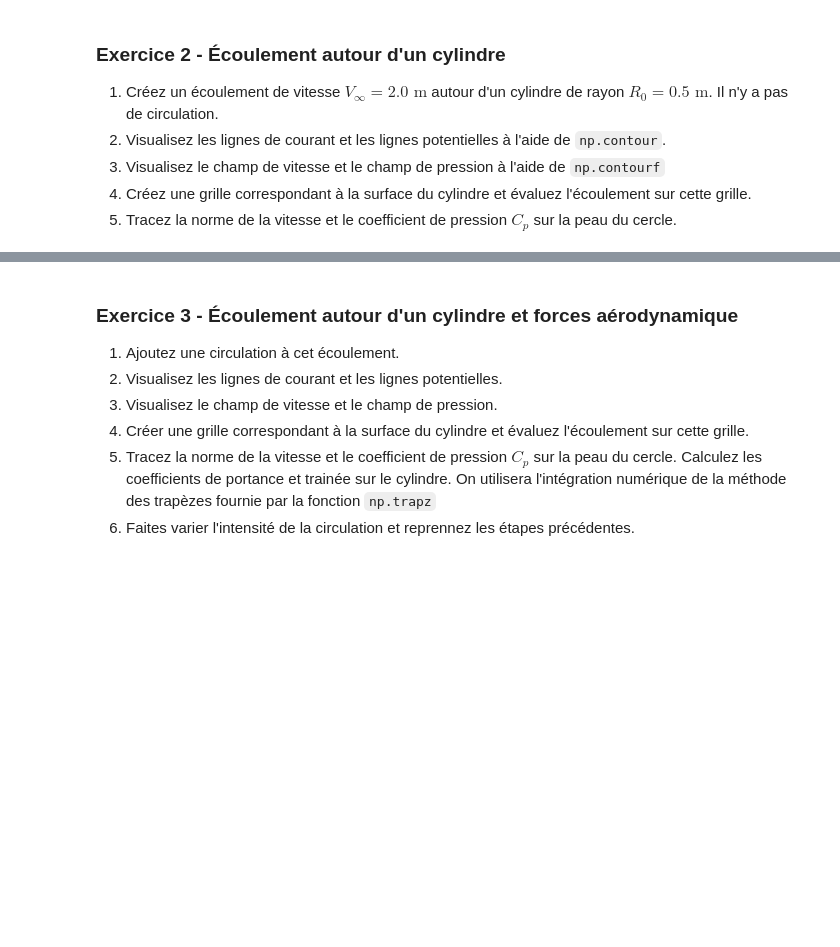
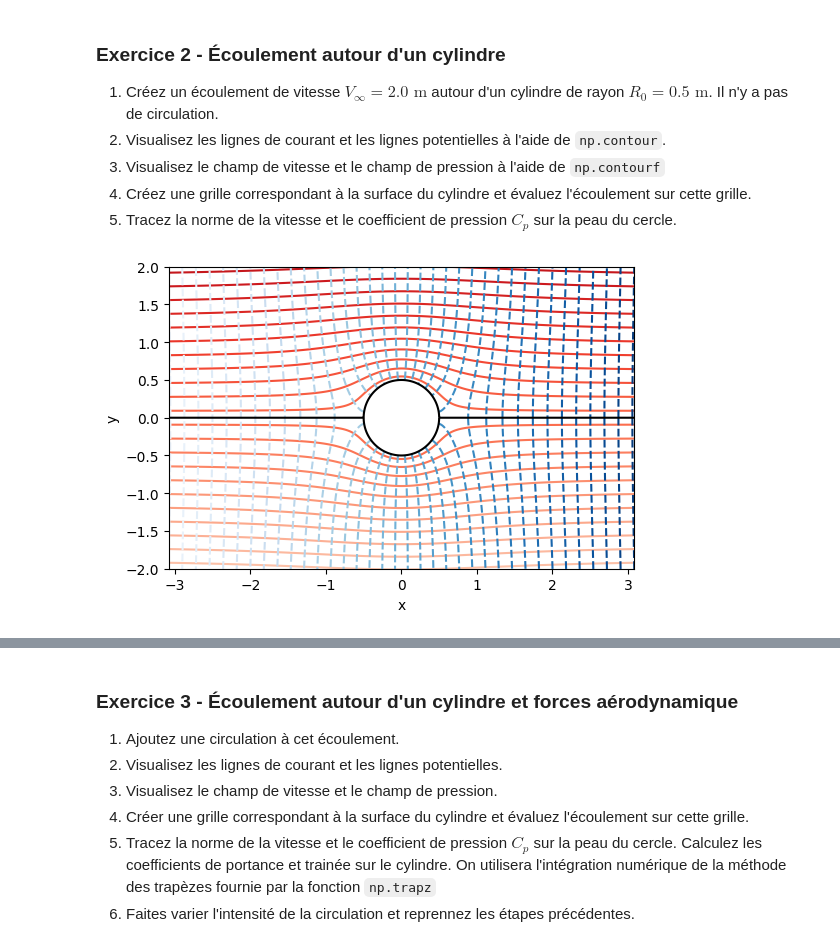
Before and after one commit to sanjosem/mec757_solutions, a Jupyter notebook: enonces/ecoulements_potentiels/superposition.ipynb, the cells around one changed output, grey strips where cells are left out. Cells and saved outputs as stored; diff of their text form; code cells hidden in the pictures; blank space fills up the shorter version.

```diff
--- a/enonces/ecoulements_potentiels/superposition.ipynb
+++ b/enonces/ecoulements_potentiels/superposition.ipynb
@@ -51,3 +51,26 @@ plt.show()
 3. Visualisez le champ de vitesse et le champ de pression à l'aide de `np.contourf`
 4. Créez une grille correspondant à la surface du cylindre et évaluez l'écoulement sur cette grille.
 5. Tracez la norme de la vitesse et le coefficient de pression $C_p$ sur la peau du cercle.
+# %%
+Vinf = 2.0
+R0 = 0.5
+Kappa = 2*np.pi*Vinf*R0**2
+# %%
+grid = bq.create_2Dgrid_cyl(rbounds=[R0-1.0e-5,10*R0])
+unif = bq.uniform(grid,Vinf)
+dipole = bq.dipole(grid,Kappa)
+ecoul = bq.superpose_ecoulement(unif,dipole,grid)
+V = (ecoul['ur']**2 + ecoul['ut']**2)**0.5
+Cp = 1 - (V/Vinf)**2
+# %%
+plt.contour(grid['x'],grid['y'],ecoul['psi'],np.linspace(-7,7,Ncontours),cmap=plt.cm.Reds)
+plt.contour(grid['x'],grid['y'],ecoul['phi'],np.linspace(-7,7,Ncontours),linestyles='--',cmap=plt.cm.Blues)
+plt.contour(grid['x'],grid['y'],ecoul['psi'],[0.,],colors='black')
+plt.axis('equal')
+plt.xlim(-2,2)
+plt.ylim(-2,2)
+plt.xlabel('x')
+plt.ylabel('y')
+plt.show()
+# %% [output]
+[figure, added]
```
Also changed, not shown: parts of 20 cells of this notebook.
